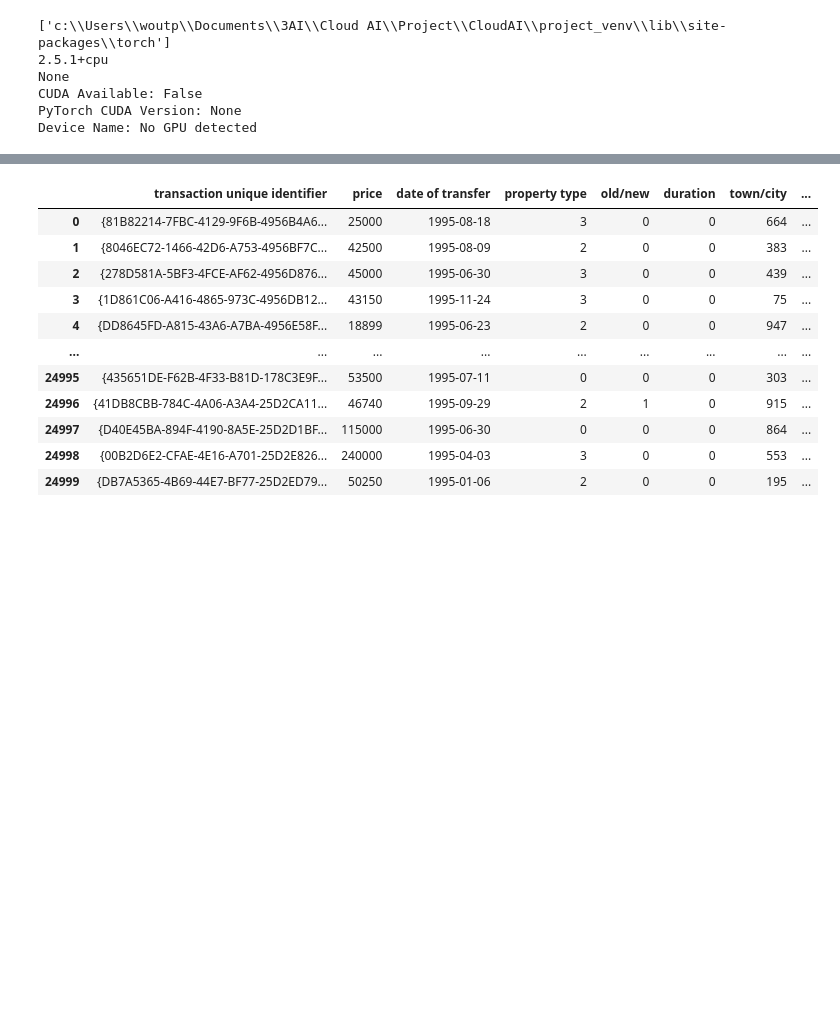
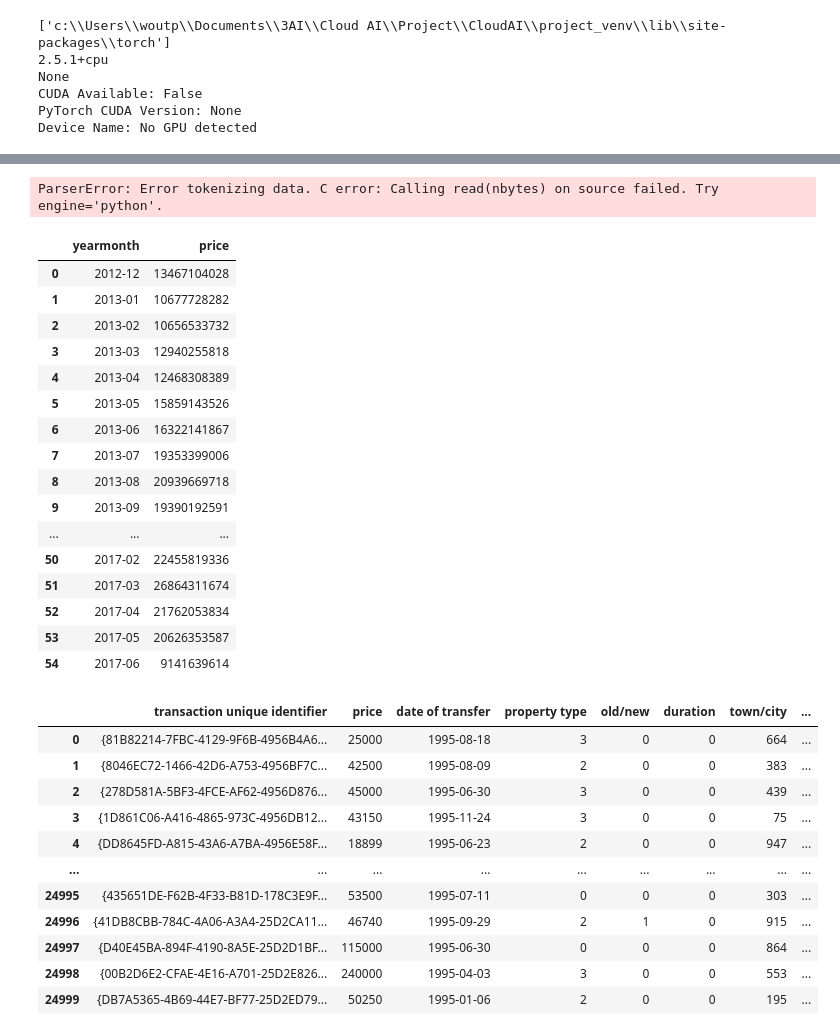
Before and after one commit to RedwanHr/CloudAI, a Jupyter notebook: UKHousing/Model.ipynb, the cells around one changed output, grey strips where cells are left out. Drawn from its saved outputs; the diff is of its cells as text; code cells hidden in the pictures; blank space fills up the shorter version.

```diff
--- a/UKHousing/Model.ipynb
+++ b/UKHousing/Model.ipynb
@@ -55,0 +29,14 @@ data
+# %%
+#Subset
+data = pd.read_csv(".\\price_paid_records.csv")
+data.columns = data.columns.str.lower()
+data = data.drop(columns=['transaction unique identifier', 'property type', 'old/new', 'duration', 'town/city', 'district', 'county', 'ppdcategory type', 'record status - monthly file only'])
+data = data.dropna()  # Handle missing values, if any
+data = data.sort_values(by='date of transfer')
+# Sum of prices for each day
+data['date of transfer'] = pd.to_datetime(data['date of transfer'])
+data['yearmonth'] =  data["date of transfer"].dt.year.astype(str) + '-' + data["date of transfer"].dt.month.astype(str).str.zfill(2)
+data = data.groupby('yearmonth')['price'].sum().reset_index()
+data
+# %% [output]
+ParserError: Error tokenizing data. C error: Calling read(nbytes) on source failed. Try engine='python'.
@@ -56,3 +53,24 @@ data
+# %%
+data = pd.read_csv(".\\test_20.csv")
+data
+# %% [output]
+|  | yearmonth | price |
+| 0 | 2012-12 | 13467104028 |
+| 1 | 2013-01 | 10677728282 |
+| 2 | 2013-02 | 10656533732 |
+| 3 | 2013-03 | 12940255818 |
+| 4 | 2013-04 | 12468308389 |
+| 5 | 2013-05 | 15859143526 |
+| 6 | 2013-06 | 16322141867 |
+| 7 | 2013-07 | 19353399006 |
+| 8 | 2013-08 | 20939669718 |
+| 9 | 2013-09 | 19390192591 |
+| ... | ... | ... |
+| 50 | 2017-02 | 22455819336 |
+| 51 | 2017-03 | 26864311674 |
+| 52 | 2017-04 | 21762053834 |
+| 53 | 2017-05 | 20626353587 |
+| 54 | 2017-06 | 9141639614 |
 # %%
 # data['price_log'] = np.log1p(data['price'])
 # data
```
Also changed, not shown: parts of 15 cells of this notebook, 21 other files.
